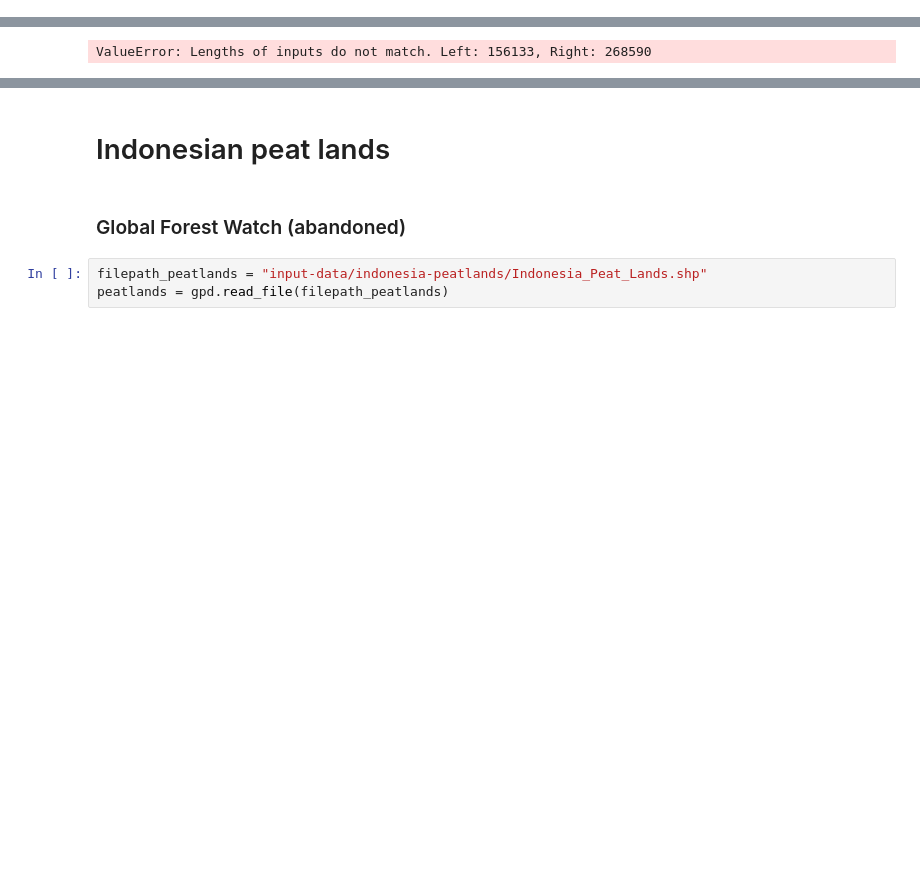
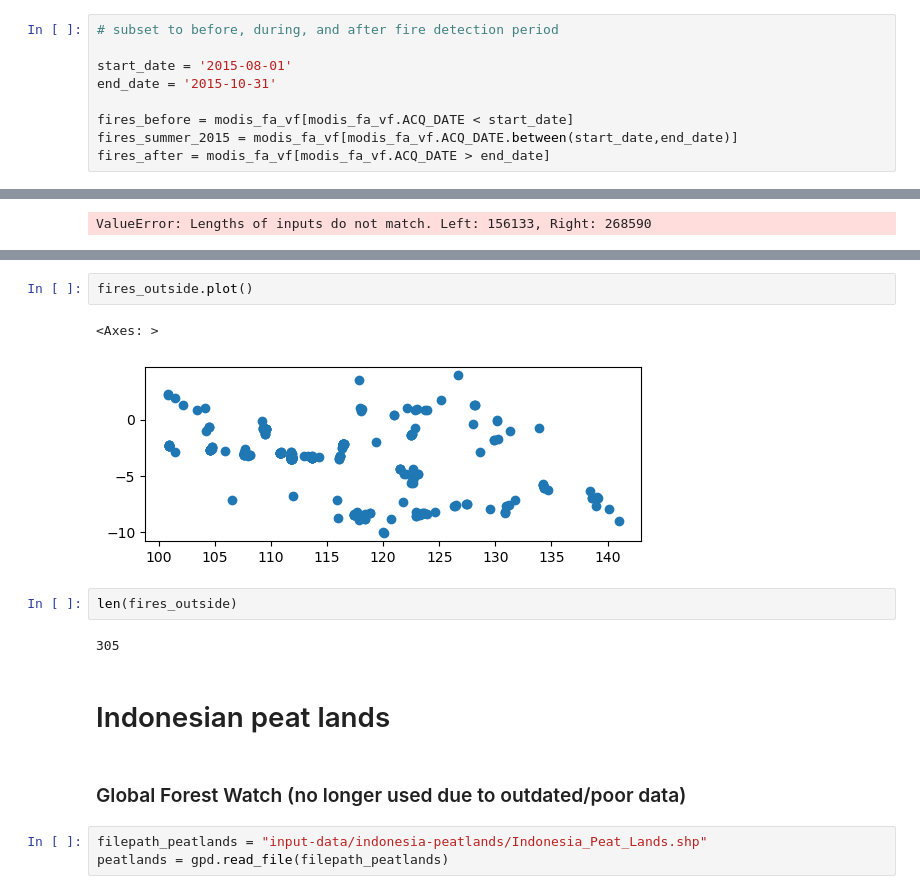
Before and after one commit to ninorp55/tropical-peat-post-fire-vegetation-recovery, a Jupyter notebook: first_data_exploration.ipynb, the cells around one changed output, grey strips where cells are left out. Cells and saved outputs as stored; diff of their text form; blank space fills up the shorter version.

```diff
--- a/first_data_exploration.ipynb
+++ b/first_data_exploration.ipynb
@@ -293,3 +221,12 @@ fire_counts.hist(bins=np.arange(1.75,10,0.5))
+# %%
+# subset to before, during, and after fire detection period
+
+start_date = '2015-08-01'
+end_date = '2015-10-31'
+
+fires_before = modis_fa_vf[modis_fa_vf.ACQ_DATE < start_date]
+fires_summer_2015 = modis_fa_vf[modis_fa_vf.ACQ_DATE.between(start_date,end_date)]
+fires_after = modis_fa_vf[modis_fa_vf.ACQ_DATE > end_date]
 # %% [markdown]
 ### Selection by buffer
 # %%
@@ -315,7 +285,16 @@ ValueError: Lengths of inputs do not match. Left: 156133, Right: 268590
+# %%
+fires_outside.plot()
+# %% [output]
+<Axes: >
+[figure, added]
+# %%
+len(fires_outside)
+# %% [output]
+305
 # %% [markdown]
 # Indonesian peat lands
 # %% [markdown]
-### Global Forest Watch (abandoned)
+### Global Forest Watch (no longer used due to outdated/poor data)
 # %%
 filepath_peatlands = "input-data/indonesia-peatlands/Indonesia_Peat_Lands.shp"
 peatlands = gpd.read_file(filepath_peatlands)
```
Also changed, not shown: parts of 25 cells of this notebook, 1 other file.
